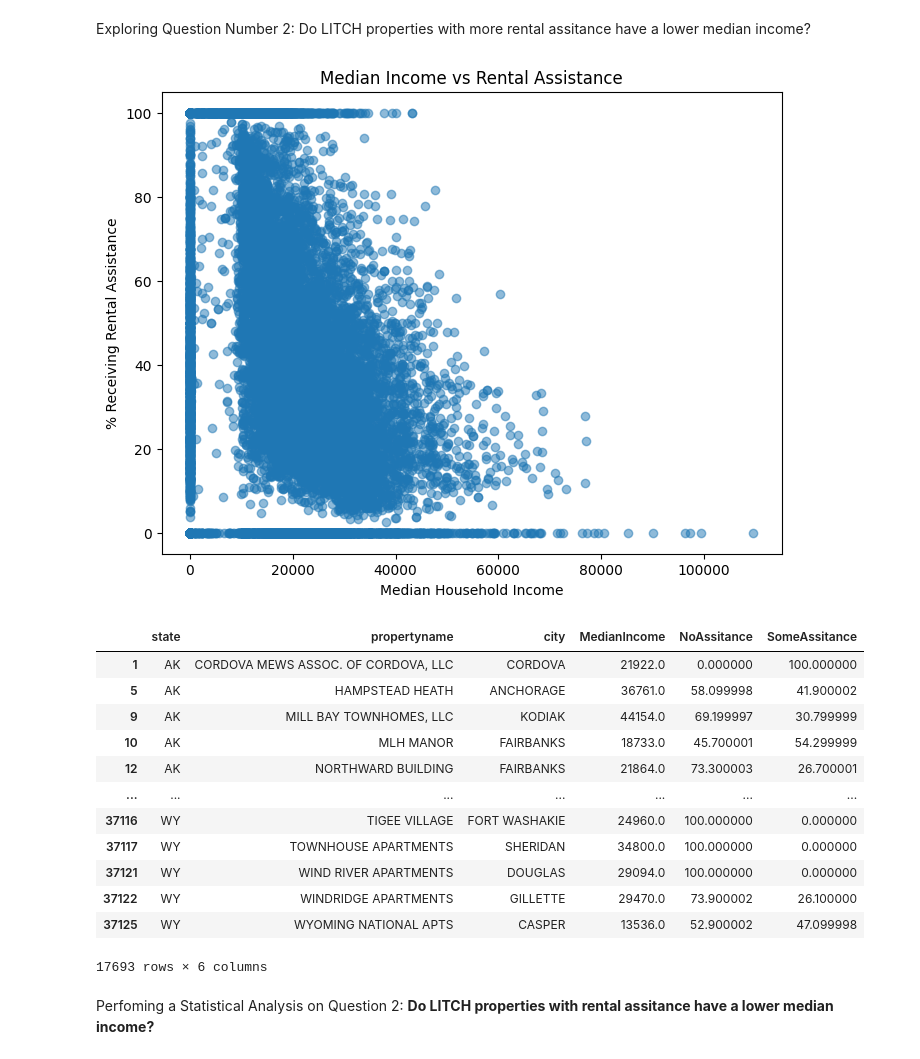
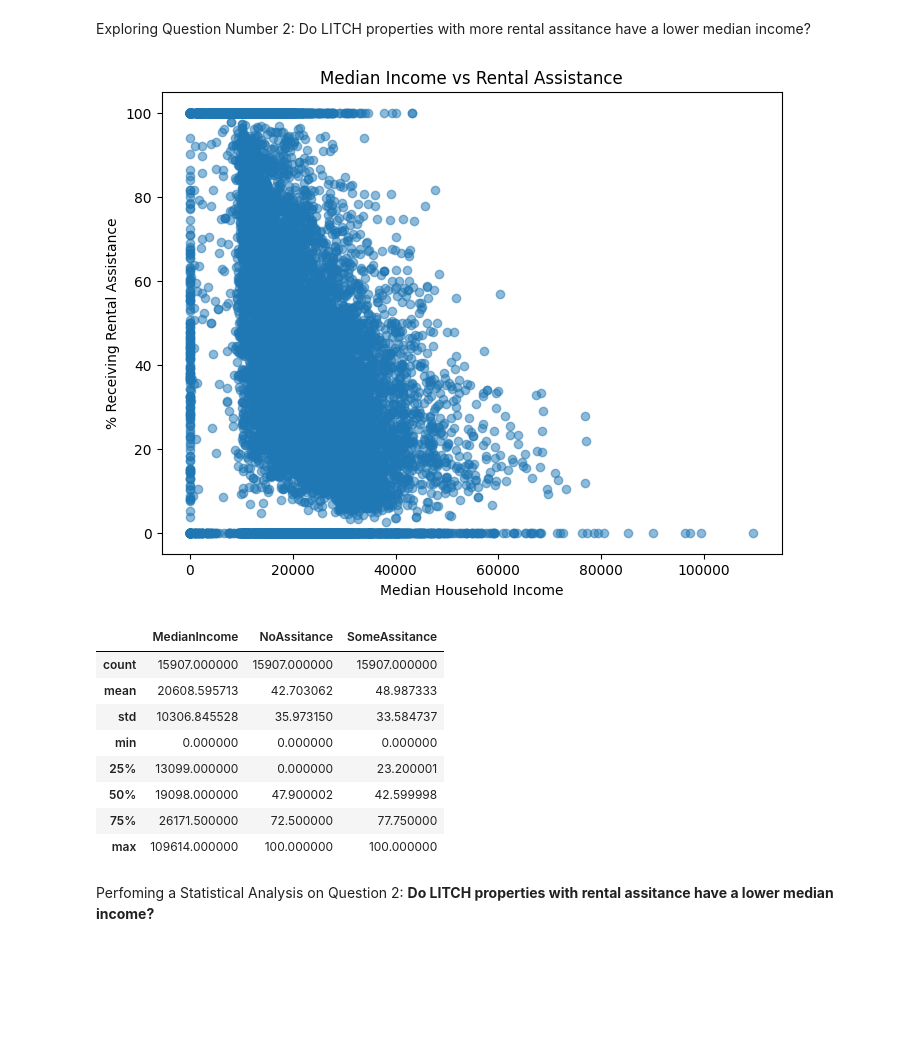
Before and after one commit to bitriagaleonela40-cmd/housing-research, a Jupyter notebook: Housing.ipynb, the cells around one changed output. Cells and saved outputs as stored; diff of their text form; code cells hidden in the pictures; blank space fills up the shorter version.

```diff
--- a/Housing.ipynb
+++ b/Housing.ipynb
@@ -503,46 +498,44 @@ Exploring Question Number 2: Do LITCH properties with more rental assitance have
 # %%
 #Create a data frame with household income and rental assitance
 Question_two = housing_df[['state', 'propertyname' ,'city', 'MEDIAN_INC', 'UNITS_RNTASSTNCE_RPTD_0_PCT',
        'UNITS_RNTASSTNCE_RPTD_GRT0_PCT', ]]
 #Rename variables
 Question_two = Question_two.rename(columns={"MEDIAN_INC": "MedianIncome"})
 Question_two = Question_two.rename(columns={"UNITS_RNTASSTNCE_RPTD_0_PCT": "NoAssitance"})
 Question_two = Question_two.rename(columns={"UNITS_RNTASSTNCE_RPTD_GRT0_PCT": "SomeAssitance"})
 
 #Clean null values
 for col in ['MedianIncome',"NoAssitance", "SomeAssitance"]:
   Question_two[col] = Question_two[col].replace(-4, np.nan)
+  Question_two[col] = Question_two[col].replace(-5, np.nan)
 
 Question_two = Question_two.dropna(axis = 0, how = 'any', subset = None)
 
 #Data Visualization
 plt.figure(figsize=(8,6))
 
 plt.scatter(Question_two['MedianIncome'],
             Question_two['SomeAssitance'],
             alpha=0.5)
 
 plt.xlabel("Median Household Income")
 plt.ylabel("% Receiving Rental Assistance")
 plt.title("Median Income vs Rental Assistance")
 
 plt.show()
-Question_two
+
+Question_two.describe()
 # %% [output]
-[figure, old version]
+[figure, new version]
-|  | state | propertyname | city | MedianIncome | NoAssitance | SomeAssitance |
-| 1 | AK | CORDOVA MEWS ASSOC. OF CORDOVA, LLC | CORDOVA | 21922.0 | 0.000000 | 100.000000 |
-| 5 | AK | HAMPSTEAD HEATH | ANCHORAGE | 36761.0 | 58.099998 | 41.900002 |
-| 9 | AK | MILL BAY TOWNHOMES, LLC | KODIAK | 44154.0 | 69.199997 | 30.799999 |
-| 10 | AK | MLH MANOR | FAIRBANKS | 18733.0 | 45.700001 | 54.299999 |
-| 12 | AK | NORTHWARD BUILDING | FAIRBANKS | 21864.0 | 73.300003 | 26.700001 |
-| ... | ... | ... | ... | ... | ... | ... |
-| 37116 | WY | TIGEE VILLAGE | FORT WASHAKIE | 24960.0 | 100.000000 | 0.000000 |
-| 37117 | WY | TOWNHOUSE APARTMENTS | SHERIDAN | 34800.0 | 100.000000 | 0.000000 |
-| 37121 | WY | WIND RIVER APARTMENTS | DOUGLAS | 29094.0 | 100.000000 | 0.000000 |
-| 37122 | WY | WINDRIDGE APARTMENTS | GILLETTE | 29470.0 | 73.900002 | 26.100000 |
-| 37125 | WY | WYOMING NATIONAL APTS | CASPER | 13536.0 | 52.900002 | 47.099998 |
+|  | MedianIncome | NoAssitance | SomeAssitance |
+| count | 15907.000000 | 15907.000000 | 15907.000000 |
+| mean | 20608.595713 | 42.703062 | 48.987333 |
+| std | 10306.845528 | 35.973150 | 33.584737 |
+| min | 0.000000 | 0.000000 | 0.000000 |
+| 25% | 13099.000000 | 0.000000 | 23.200001 |
+| 50% | 19098.000000 | 47.900002 | 42.599998 |
+| 75% | 26171.500000 | 72.500000 | 77.750000 |
+| max | 109614.000000 | 100.000000 | 100.000000 |
-17693 rows × 6 columns
 # %% [markdown]
 Perfoming a Statistical Analysis on Question 2: **Do LITCH properties with  rental assitance have a lower median income?**
 # %% [markdown]
```
Also changed, not shown: parts of 3 cells of this notebook.
